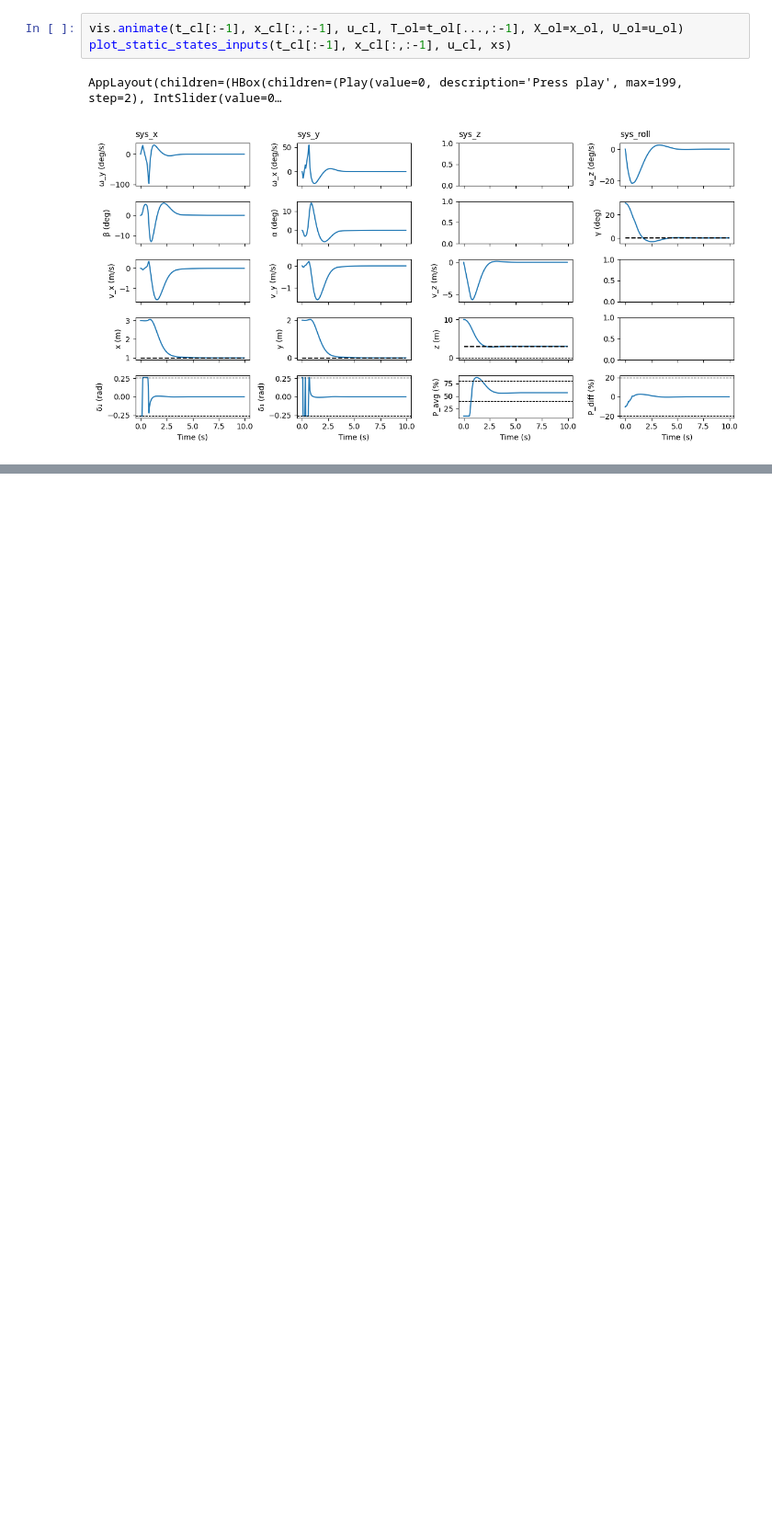
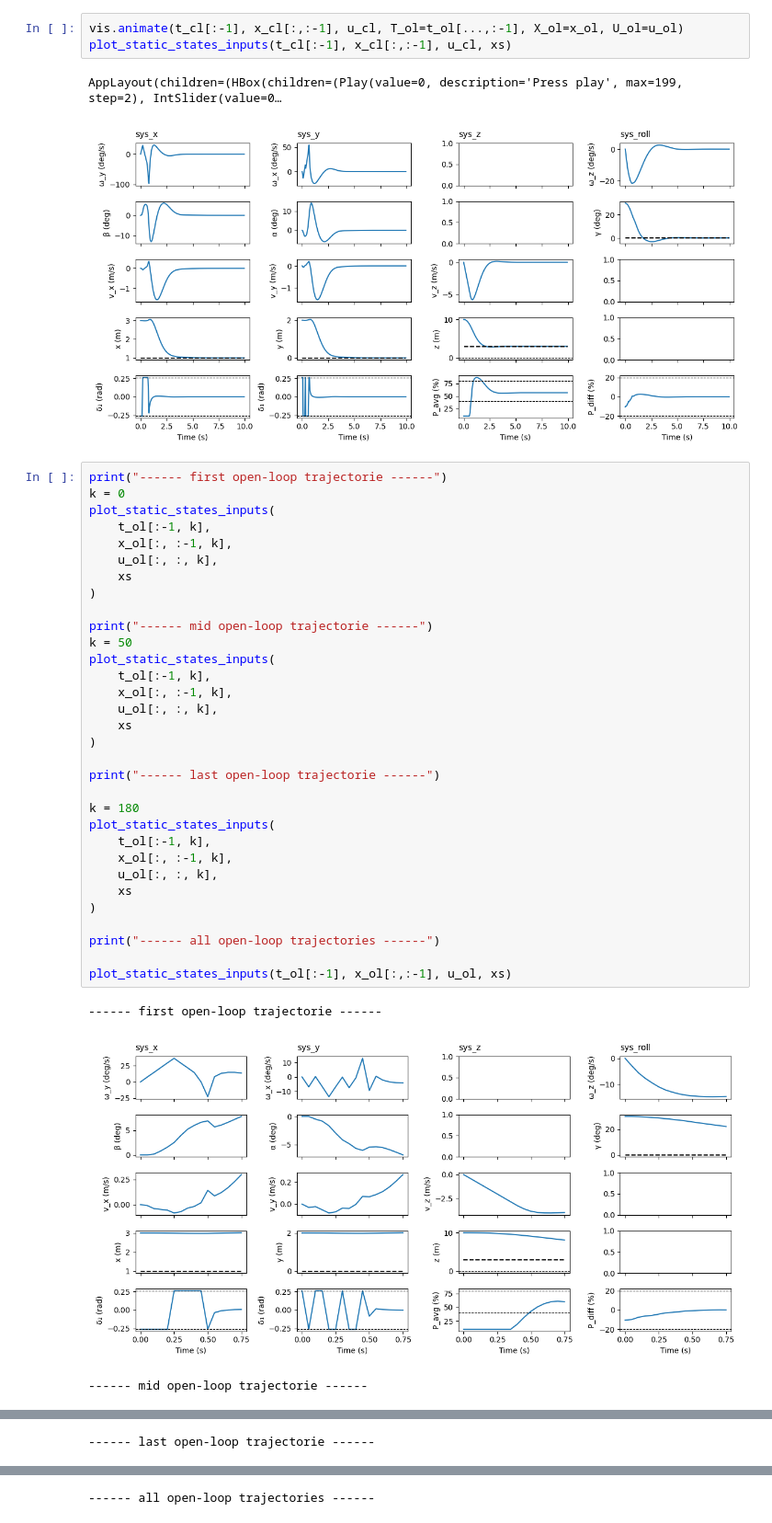
Before and after one commit to Sdevaud/MPC_ROCKET, a Jupyter notebook: project/Deliverable_7/Deliverable_7_1.ipynb, the cells around one changed output, grey strips where cells are left out. Shown at 92% size. Drawn from its saved outputs; the diff is of its cells as text; blank space fills up the shorter version.

```diff
--- a/project/Deliverable_7/Deliverable_7_1.ipynb
+++ b/project/Deliverable_7/Deliverable_7_1.ipynb
@@ -76,3 +70,39 @@ plot_static_states_inputs(t_cl[:-1], x_cl[:,:-1], u_cl, xs)
 # %% [output]
 AppLayout(children=(HBox(children=(Play(value=0, description='Press play', max=199, step=2), IntSlider(value=0…
 [figure]
+# %%
+print("------ first open-loop trajectorie ------")
+k = 0
+plot_static_states_inputs(
+    t_ol[:-1, k],
+    x_ol[:, :-1, k],
+    u_ol[:, :, k],
+    xs
+)
+
+print("------ mid open-loop trajectorie ------")
+k = 50
+plot_static_states_inputs(
+    t_ol[:-1, k],
+    x_ol[:, :-1, k],
+    u_ol[:, :, k],
+    xs
+)
+
+print("------ last open-loop trajectorie ------")
+
+k = 180
+plot_static_states_inputs(
+    t_ol[:-1, k],
+    x_ol[:, :-1, k],
+    u_ol[:, :, k],
+    xs
+)
+
+print("------ all open-loop trajectories ------")
+
+plot_static_states_inputs(t_ol[:-1], x_ol[:,:-1], u_ol, xs)
+# %% [output]
+------ first open-loop trajectorie ------
+[figure, added]
+------ mid open-loop trajectorie ------
@@ -78,0 +110 @@ AppLayout(children=(HBox(children=(Play(value=0, description='Press play', max=1
+------ last open-loop trajectorie ------
@@ -78,0 +112 @@ AppLayout(children=(HBox(children=(Play(value=0, description='Press play', max=1
+------ all open-loop trajectories ------
```
Also changed, not shown: parts of 3 cells of this notebook, 14 other files.
